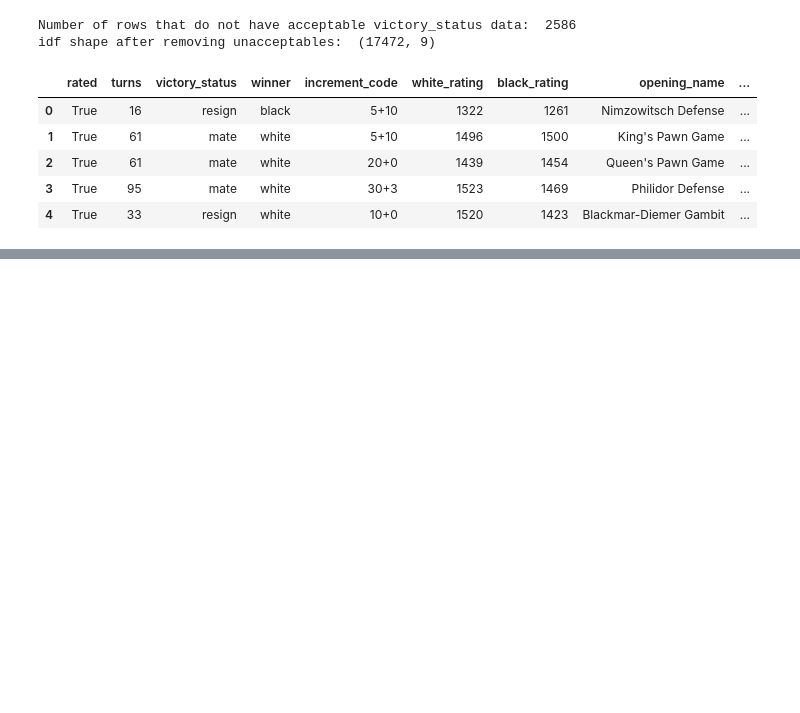
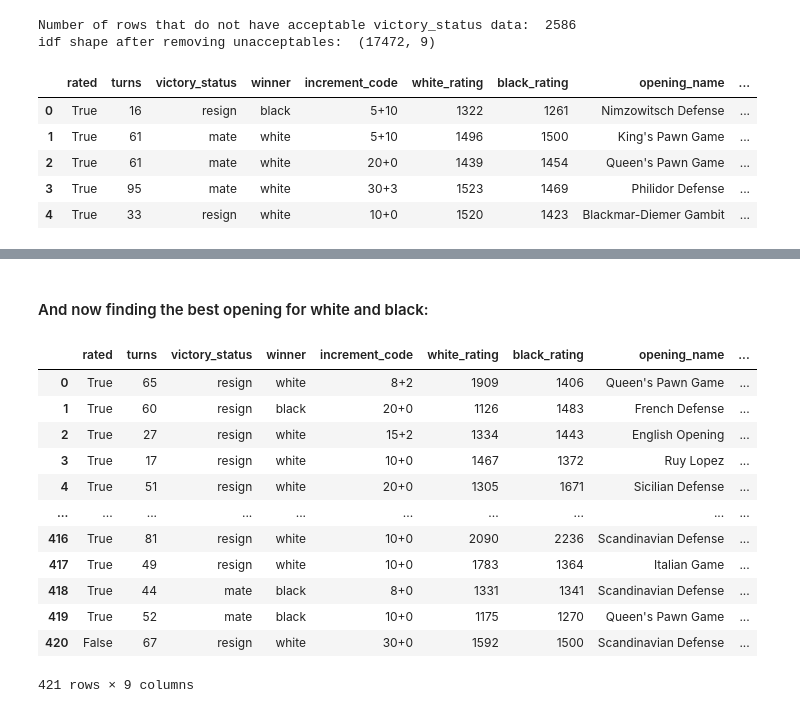
Before and after one commit to MrShotgun1182/chess_opening_analys, a Jupyter notebook: base_analys.ipynb, the cells around one changed output, grey strips where cells are left out. Drawn from its saved outputs; the diff is of its cells as text; code cells hidden in the pictures; blank space fills up the shorter version.

```diff
--- a/base_analys.ipynb
+++ b/base_analys.ipynb
@@ -76,0 +127,29 @@ idf shape after removing unacceptables:  (17472, 9)
+# %%
+# creating valid data frame
+valid_opening = list(idf['opening_name'].value_counts().head(10).keys())
+valid_opening_df = idf[idf['opening_name'].isin(valid_opening)].reset_index(drop=True)
+
+# find min game in one opening
+min_opening_count = valid_opening_df['opening_name'].value_counts().min()
+
+# creating a data frame where all openings are found at the same rate
+equality_df = valid_opening_df.apply(lambda x: x.sample(n=min_opening_count, random_state=42))
+# این دیتا فریم الان همه اپنینگ های مناسب رو داره ولی خب تعداد نابرابری دارن
+# %% [markdown]
+#### And now finding the best opening for white and black:
+# %%
+equality_df.reset_index(drop=True)
+# %% [output]
+|  | rated | turns | victory_status | winner | increment_code | white_rating | black_rating | opening_name | ... |
+| 0 | True | 65 | resign | white | 8+2 | 1909 | 1406 | Queen's Pawn Game | ... |
+| 1 | True | 60 | resign | black | 20+0 | 1126 | 1483 | French Defense | ... |
+| 2 | True | 27 | resign | white | 15+2 | 1334 | 1443 | English Opening | ... |
+| 3 | True | 17 | resign | white | 10+0 | 1467 | 1372 | Ruy Lopez | ... |
+| 4 | True | 51 | resign | white | 20+0 | 1305 | 1671 | Sicilian Defense | ... |
+| ... | ... | ... | ... | ... | ... | ... | ... | ... | ... |
+| 416 | True | 81 | resign | white | 10+0 | 2090 | 2236 | Scandinavian Defense | ... |
+| 417 | True | 49 | resign | white | 10+0 | 1783 | 1364 | Italian Game | ... |
+| 418 | True | 44 | mate | black | 8+0 | 1331 | 1341 | Scandinavian Defense | ... |
+| 419 | True | 52 | mate | black | 10+0 | 1175 | 1270 | Queen's Pawn Game | ... |
+| 420 | False | 67 | resign | white | 30+0 | 1592 | 1500 | Scandinavian Defense | ... |
+421 rows × 9 columns
```
Also changed, not shown: parts of 9 cells of this notebook.
